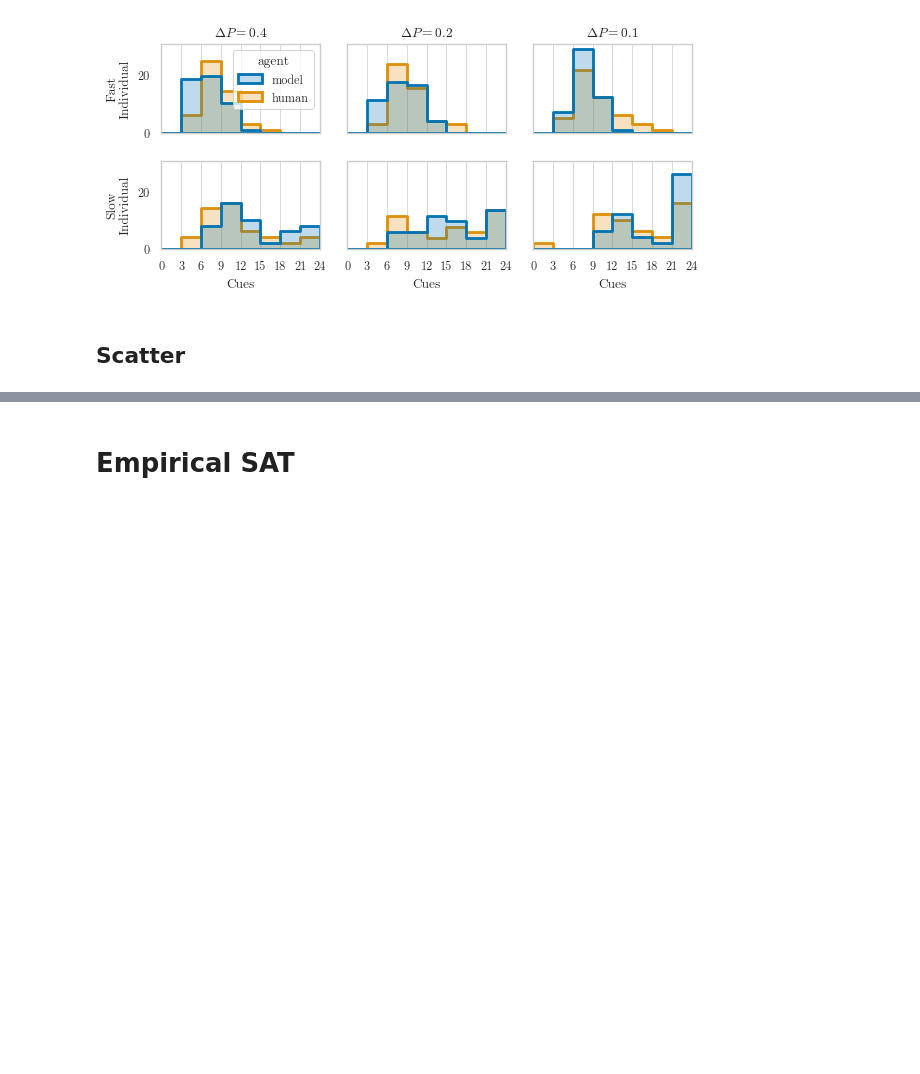
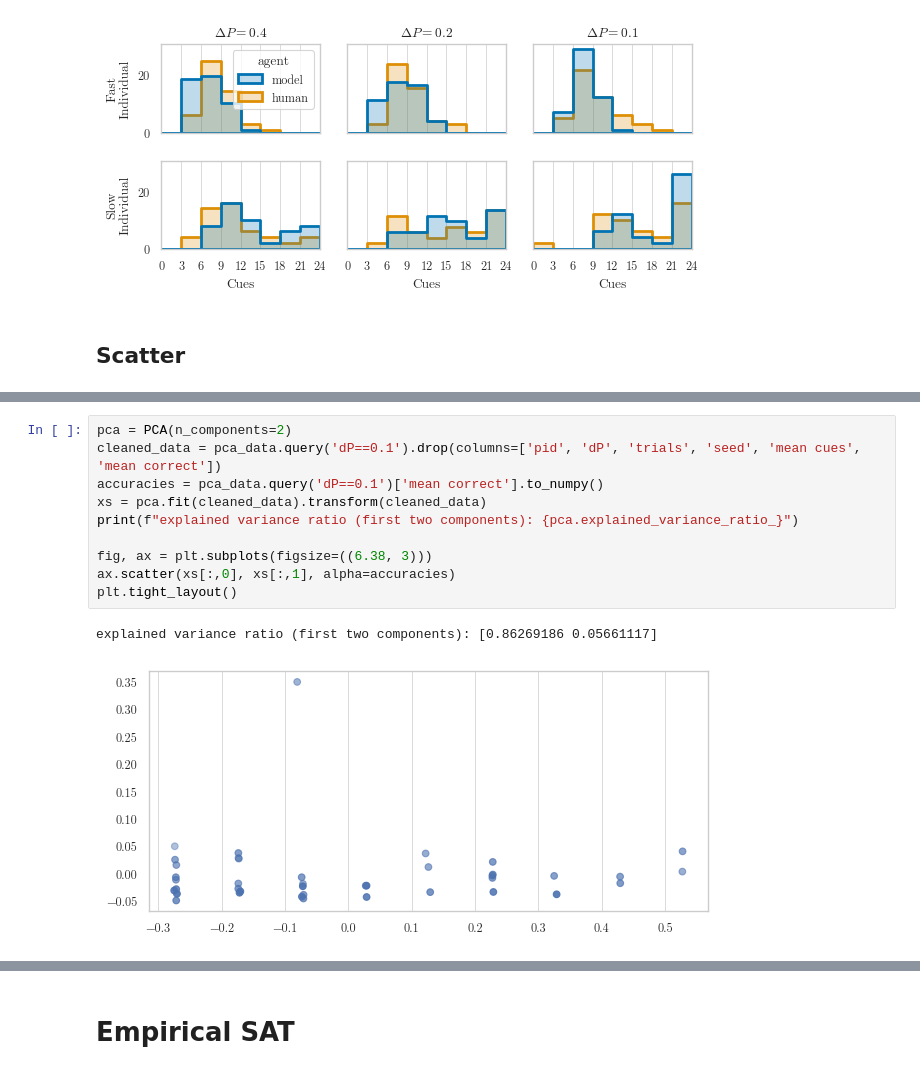
Before and after one commit to psipeter/value-accumulation, a Jupyter notebook: analysis.ipynb, the cells around one changed output, grey strips where cells are left out. Cells and saved outputs as stored; diff of their text form; blank space fills up the shorter version.

```diff
--- a/analysis.ipynb
+++ b/analysis.ipynb
@@ -456,0 +497,13 @@ sim = pd.concat(dfs, ignore_index=True)
+# %%
+pca = PCA(n_components=2)
+cleaned_data = pca_data.query('dP==0.1').drop(columns=['pid', 'dP', 'trials', 'seed', 'mean cues', 'mean correct'])
+accuracies = pca_data.query('dP==0.1')['mean correct'].to_numpy()
+xs = pca.fit(cleaned_data).transform(cleaned_data)
+print(f"explained variance ratio (first two components): {pca.explained_variance_ratio_}")
+
+fig, ax = plt.subplots(figsize=((6.38, 3)))
+ax.scatter(xs[:,0], xs[:,1], alpha=accuracies)
+plt.tight_layout()
+# %% [output]
+explained variance ratio (first two components): [0.86269186 0.05661117]
+[figure, added]
```
Also changed, not shown: parts of 17 cells of this notebook, 3 other files.
